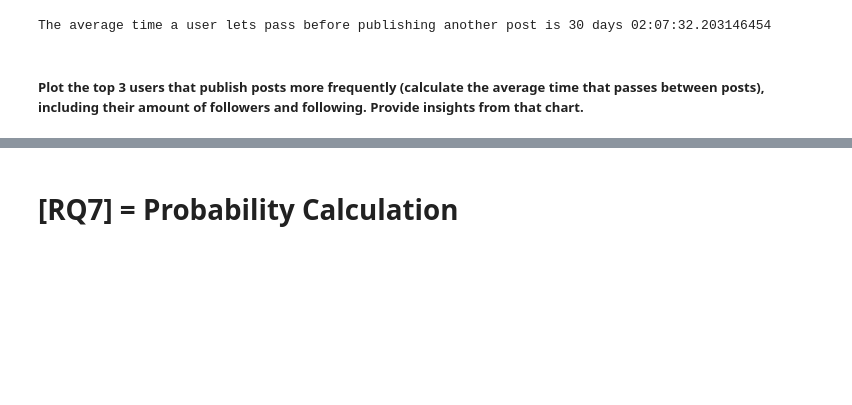
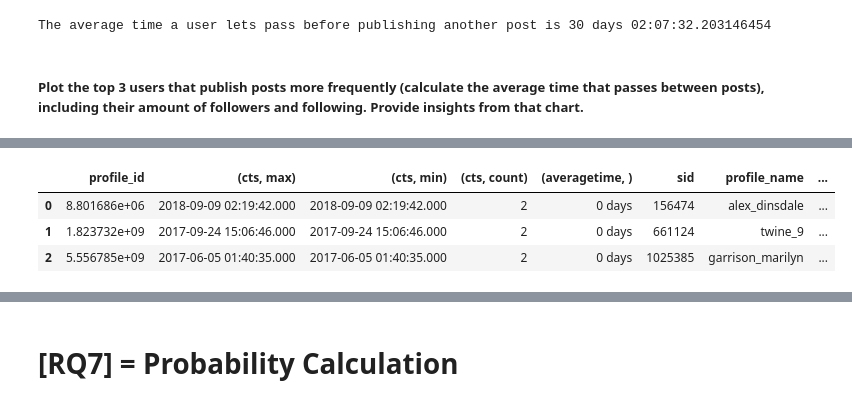
Before and after one commit to MichelaLombardi/ADM-HMWK_2, a Jupyter notebook: NBK_HMWK_2.ipynb, the cells around one changed output, grey strips where cells are left out. Drawn from its saved outputs; the diff is of its cells as text; code cells hidden in the pictures; blank space fills up the shorter version.

```diff
--- a/NBK_HMWK_2.ipynb
+++ b/NBK_HMWK_2.ipynb
@@ -608,0 +614,8 @@ KeyboardInterrupt:
+# %%
+top3 = pd.merge(average, df_inst_prof, on='profile_id')
+top3
+# %% [output]
+|  | profile_id | (cts, max) | (cts, min) | (cts, count) | (averagetime, ) | sid | profile_name | ... |
+| 0 | 8.801686e+06 | 2018-09-09 02:19:42.000 | 2018-09-09 02:19:42.000 | 2 | 0 days | 156474 | alex_dinsdale | ... |
+| 1 | 1.823732e+09 | 2017-09-24 15:06:46.000 | 2017-09-24 15:06:46.000 | 2 | 0 days | 661124 | twine_9 | ... |
+| 2 | 5.556785e+09 | 2017-06-05 01:40:35.000 | 2017-06-05 01:40:35.000 | 2 | 0 days | 1025385 | garrison_marilyn | ... |
```
Also changed, not shown: parts of 14 cells of this notebook.
